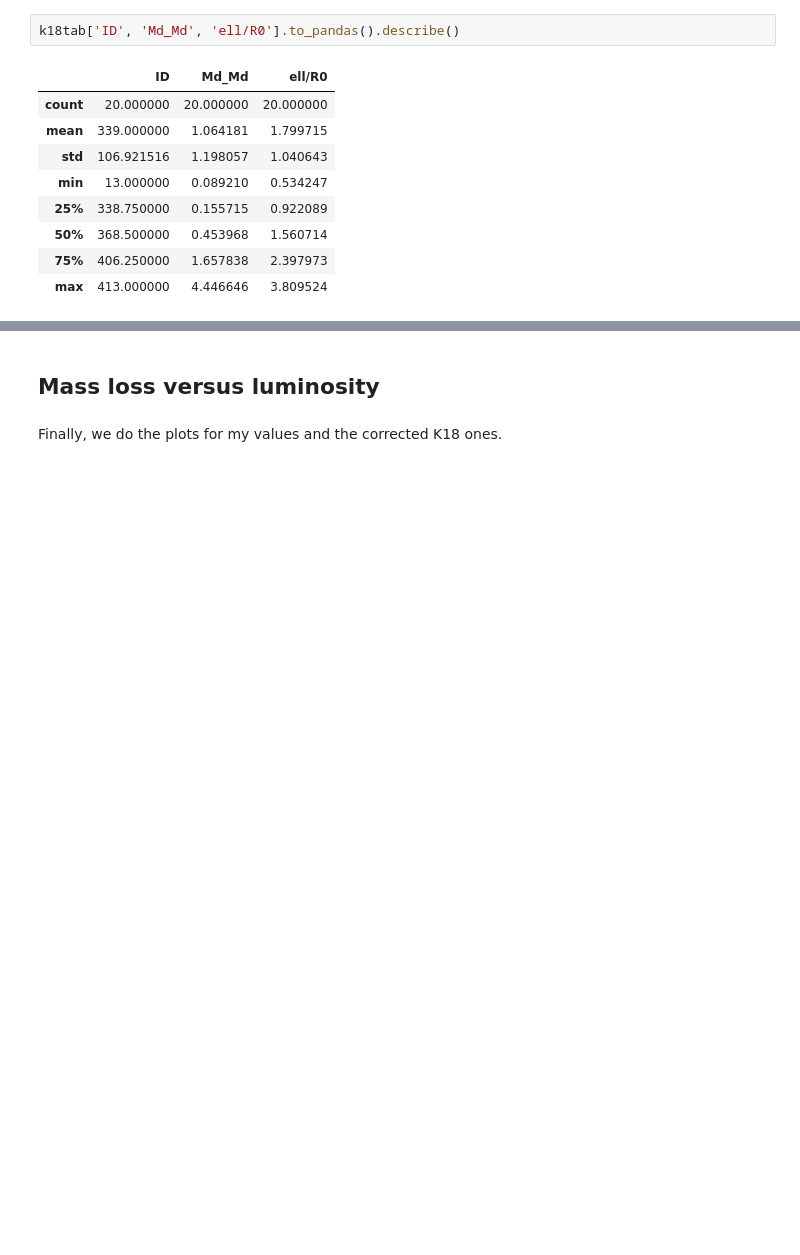
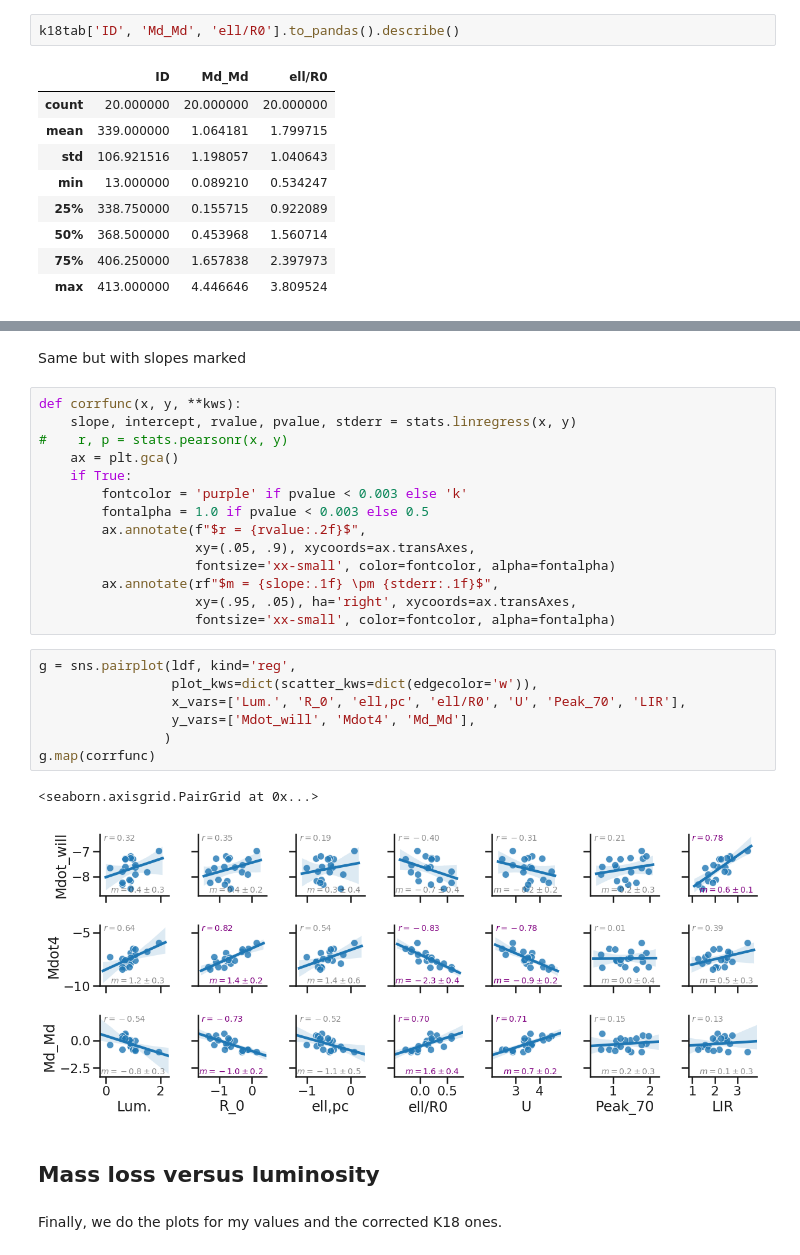
Before and after one commit to div-B-equals-0/dust-wave-case-studies, a Jupyter notebook: Kobulnicky-samples.ipynb, the cells around one changed output, grey strips where cells are left out. Drawn from its saved outputs; the diff is of its cells as text; blank space fills up the shorter version.

Commit message:
Add linear regression slopes to Mdot correlations graph

```diff
--- a/Kobulnicky-samples.ipynb
+++ b/Kobulnicky-samples.ipynb
@@ -1572,3 +1570,29 @@ array([ 0.69090523,  3.31837838])
+# %% [markdown]
+Same but with slopes marked
+# %%
+def corrfunc(x, y, **kws):
+    slope, intercept, rvalue, pvalue, stderr = stats.linregress(x, y)
+#    r, p = stats.pearsonr(x, y)
+    ax = plt.gca()
+    if True:
+        fontcolor = 'purple' if pvalue < 0.003 else 'k'
+        fontalpha = 1.0 if pvalue < 0.003 else 0.5
+        ax.annotate(f"$r = {rvalue:.2f}$",
+                    xy=(.05, .9), xycoords=ax.transAxes,
+                    fontsize='xx-small', color=fontcolor, alpha=fontalpha)
+        ax.annotate(rf"$m = {slope:.1f} \pm {stderr:.1f}$",
+                    xy=(.95, .05), ha='right', xycoords=ax.transAxes,
+                    fontsize='xx-small', color=fontcolor, alpha=fontalpha)
+# %%
+g = sns.pairplot(ldf, kind='reg',
+                 plot_kws=dict(scatter_kws=dict(edgecolor='w')),
+                 x_vars=['Lum.', 'R_0', 'ell,pc', 'ell/R0', 'U', 'Peak_70', 'LIR'],
+                 y_vars=['Mdot_will', 'Mdot4', 'Md_Md'],
+                )
+g.map(corrfunc)
+# %% [output]
+<seaborn.axisgrid.PairGrid at 0x...>
+[figure, added]
 # %% [markdown]
 ## Mass loss versus luminosity
 # %% [markdown]
```
Also changed, not shown: parts of 1 cell of this notebook, 5 other files.
